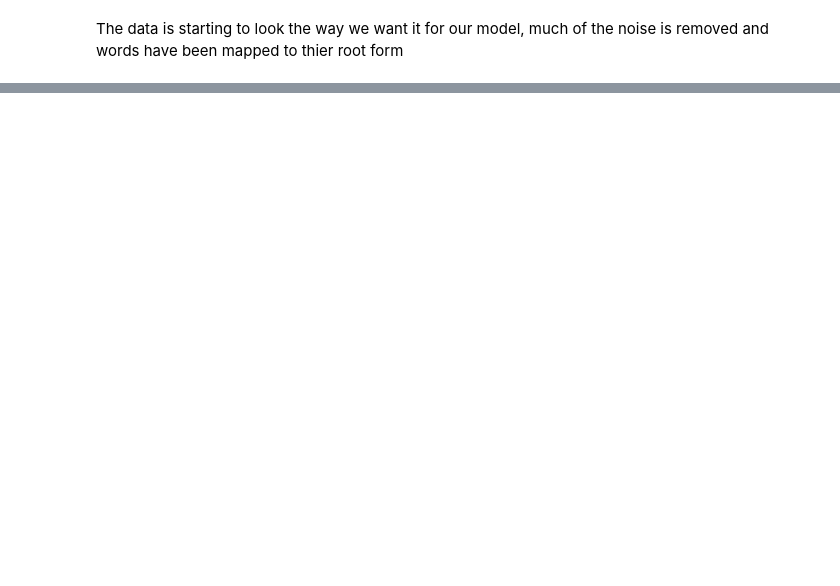
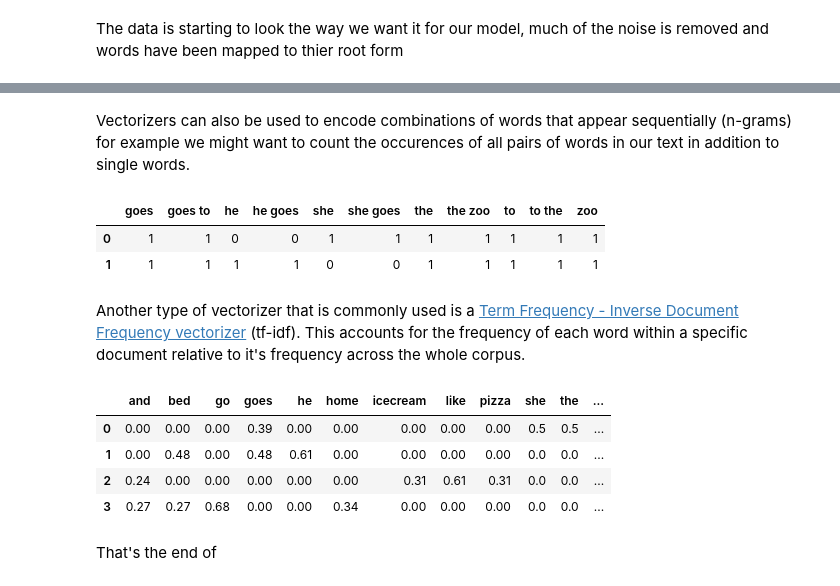
Before and after one commit to yl238/reddit, a Jupyter notebook: notebooks/1-Data-Preprocessing.ipynb, the cells around one changed output, grey strips where cells are left out. Cells and saved outputs as stored; diff of their text form; code cells hidden in the pictures; blank space fills up the shorter version.

```diff
--- a/notebooks/1-Data-Preprocessing.ipynb
+++ b/notebooks/1-Data-Preprocessing.ipynb
@@ -194,0 +251,38 @@ test 19 qualification step anybody bother try qualify accept see 19 question gue
+# %% [markdown]
+Vectorizers can also be used to encode combinations of words that appear sequentially (n-grams) for example we might want to count the occurences of all pairs of words in our text in addition to single words.
+# %%
+cv2gram = CountVectorizer(ngram_range=(1,2))
+
+texts = [
+    'she goes to the zoo',
+    'he goes to the zoo',
+]
+
+bows_2gram = cv2gram.fit_transform(texts)
+pd.DataFrame(bows_2gram.toarray(), columns=cv2gram.get_feature_names())
+# %% [output]
+|  | goes | goes to | he | he goes | she | she goes | the | the zoo | to | to the | zoo |
+| 0 | 1 | 1 | 0 | 0 | 1 | 1 | 1 | 1 | 1 | 1 | 1 |
+| 1 | 1 | 1 | 1 | 1 | 0 | 0 | 1 | 1 | 1 | 1 | 1 |
+# %% [markdown]
+Another type of vectorizer that is commonly used is a [Term Frequency - Inverse Document Frequency vectorizer](https://en.wikipedia.org/wiki/Tf%E2%80%93idf) (tf-idf). This accounts for the frequency of each word within a specific document relative to it's frequency across the whole corpus.
+# %%
+tfidfv = TfidfVectorizer()
+
+texts = [
+    'she goes to the zoo',
+    'he goes to bed',
+    'they like icecream and they like pizza',
+    'we go home and then go to bed'
+]
+
+tfidf_bows = tfidfv.fit_transform(texts)
+pd.DataFrame(np.round(tfidf_bows.toarray(), 2), columns=tfidfv.get_feature_names())
+# %% [output]
+|  | and | bed | go | goes | he | home | icecream | like | pizza | she | the | ... |
+| 0 | 0.00 | 0.00 | 0.00 | 0.39 | 0.00 | 0.00 | 0.00 | 0.00 | 0.00 | 0.5 | 0.5 | ... |
+| 1 | 0.00 | 0.48 | 0.00 | 0.48 | 0.61 | 0.00 | 0.00 | 0.00 | 0.00 | 0.0 | 0.0 | ... |
+| 2 | 0.24 | 0.00 | 0.00 | 0.00 | 0.00 | 0.00 | 0.31 | 0.61 | 0.31 | 0.0 | 0.0 | ... |
+| 3 | 0.27 | 0.27 | 0.68 | 0.00 | 0.00 | 0.34 | 0.00 | 0.00 | 0.00 | 0.0 | 0.0 | ... |
+# %% [markdown]
+That's the end of
```
Also changed, not shown: parts of 39 cells of this notebook, 1 other file.
